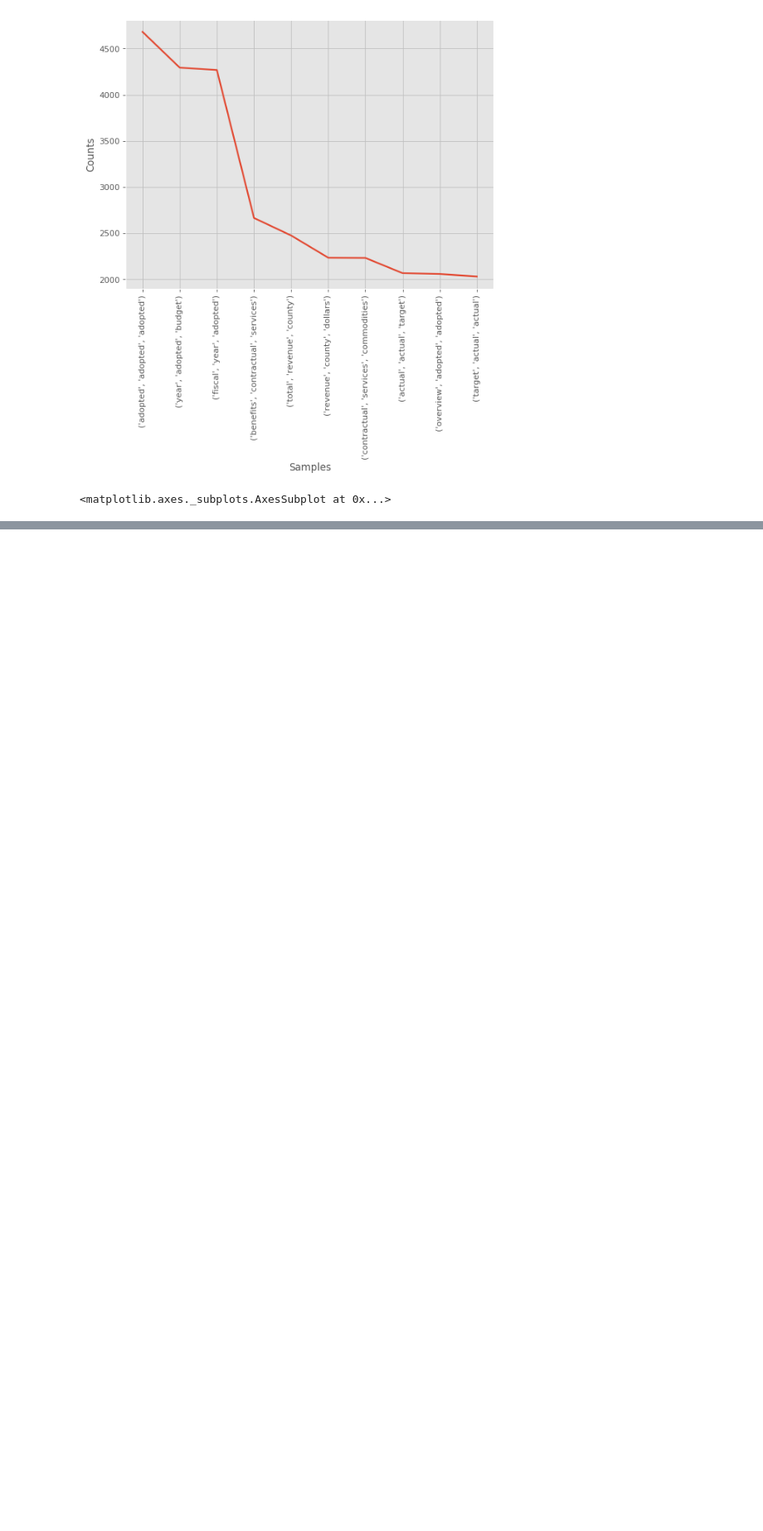
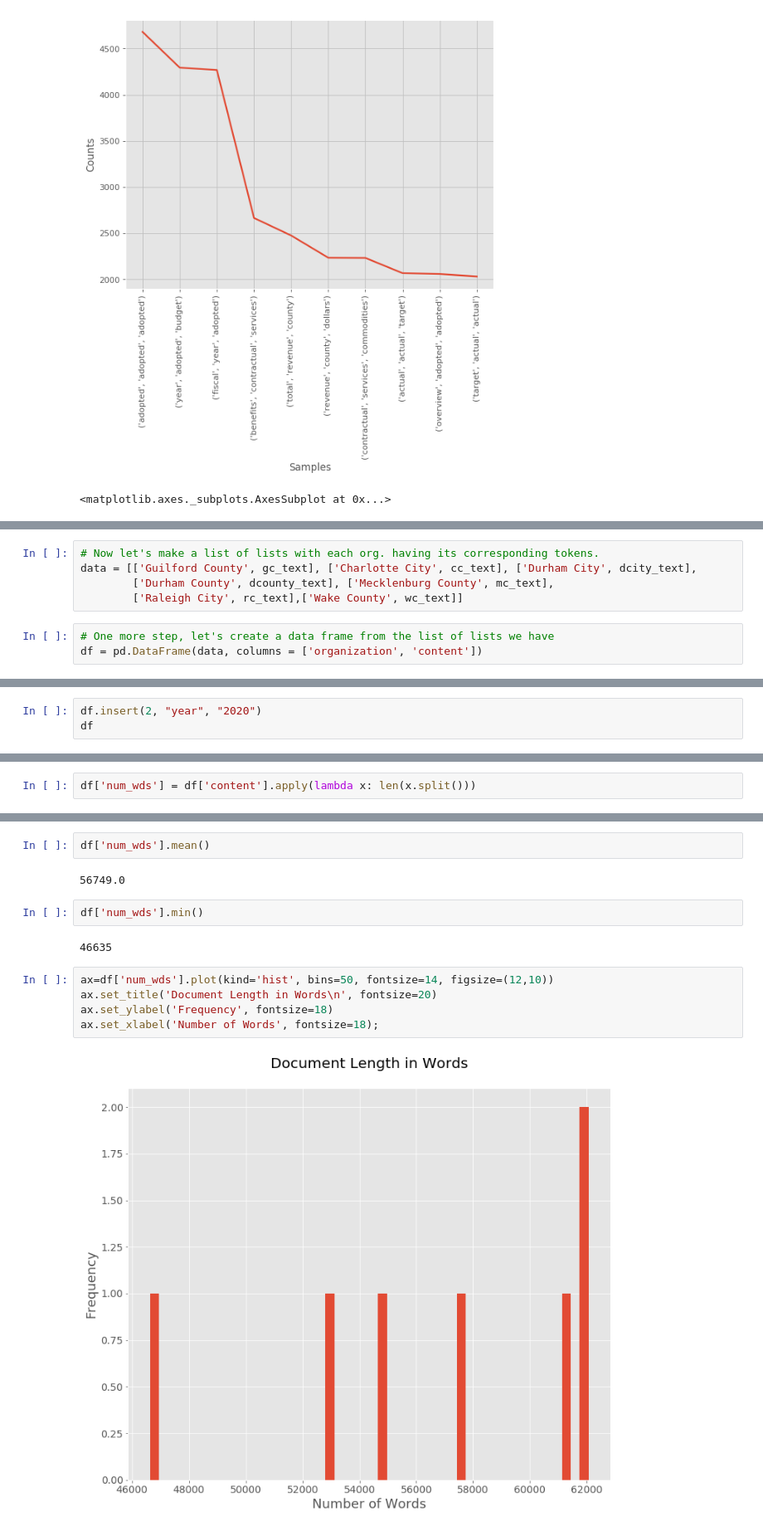
Before and after one commit to UNCG-CSE/Budget_Text_Analysis, a Jupyter notebook: src/StatisticalTextAnalysis/original/Statistical-Text-Analysis.ipynb, the cells around one changed output, grey strips where cells are left out. Shown at 83% size. Cells and saved outputs as stored; diff of their text form; blank space fills up the shorter version.

```diff
--- a/src/StatisticalTextAnalysis/original/Statistical-Text-Analysis.ipynb
+++ b/src/StatisticalTextAnalysis/original/Statistical-Text-Analysis.ipynb
@@ -270,0 +222,8 @@ list(set(gc_list) & set(gc_list))
+# %%
+# Now let's make a list of lists with each org. having its corresponding tokens.
+data = [['Guilford County', gc_text], ['Charlotte City', cc_text], ['Durham City', dcity_text],
+        ['Durham County', dcounty_text], ['Mecklenburg County', mc_text],
+        ['Raleigh City', rc_text],['Wake County', wc_text]]
+# %%
+# One more step, let's create a data frame from the list of lists we have
+df = pd.DataFrame(data, columns = ['organization', 'content'])
@@ -270,0 +241,3 @@ list(set(gc_list) & set(gc_list))
+# %%
+df.insert(2, "year", "2020")
+df
@@ -270,0 +253,2 @@ list(set(gc_list) & set(gc_list))
+# %%
+df['num_wds'] = df['content'].apply(lambda x: len(x.split()))
@@ -270,0 +270,15 @@ list(set(gc_list) & set(gc_list))
+# %%
+df['num_wds'].mean()
+# %% [output]
+56749.0
+# %%
+df['num_wds'].min()
+# %% [output]
+46635
+# %%
+ax=df['num_wds'].plot(kind='hist', bins=50, fontsize=14, figsize=(12,10))
+ax.set_title('Document Length in Words\n', fontsize=20)
+ax.set_ylabel('Frequency', fontsize=18)
+ax.set_xlabel('Number of Words', fontsize=18);
+# %% [output]
+[figure, added]
```
Also changed, not shown: parts of 43 cells of this notebook.
